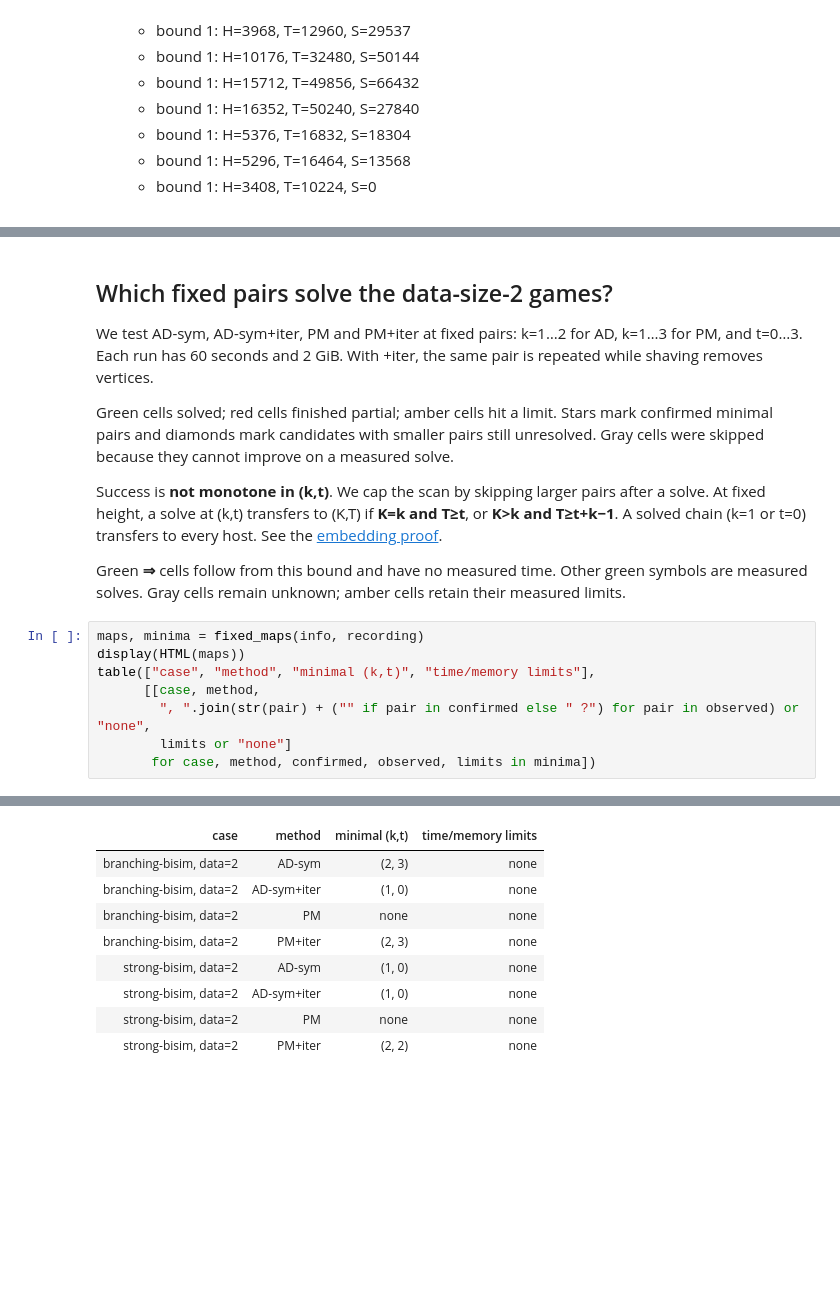
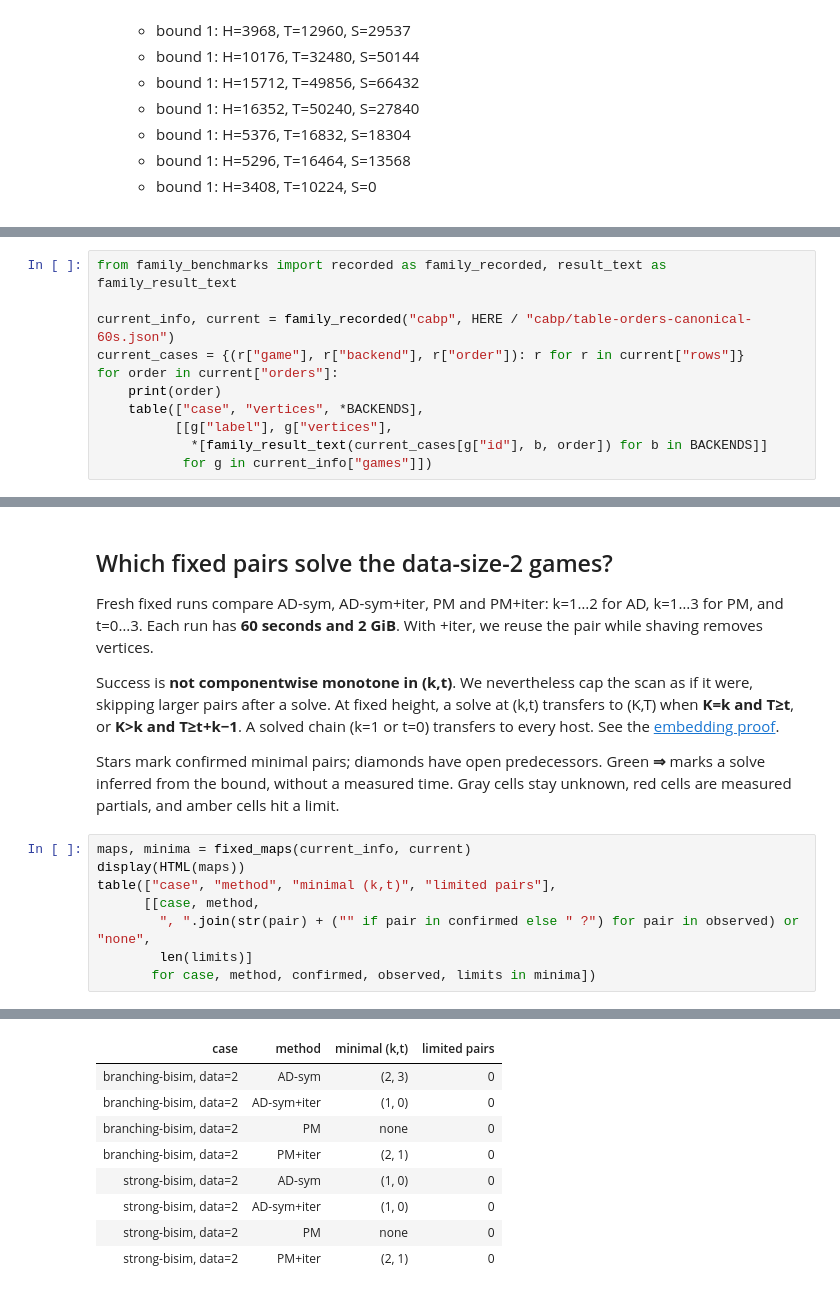
Before and after one commit to vfluegel/strahler-tree-experiments, a Jupyter notebook: jupyter-examples/09-adaptive-cabp-swp.ipynb, the cells around one changed output, grey strips where cells are left out. Drawn from its saved outputs; the diff is of its cells as text; blank space fills up the shorter version.

```diff
--- a/jupyter-examples/09-adaptive-cabp-swp.ipynb
+++ b/jupyter-examples/09-adaptive-cabp-swp.ipynb
@@ -121,0 +124,11 @@ table
+# %%
+from family_benchmarks import recorded as family_recorded, result_text as family_result_text
+
+current_info, current = family_recorded("cabp", HERE / "cabp/table-orders-canonical-60s.json")
+current_cases = {(r["game"], r["backend"], r["order"]): r for r in current["rows"]}
+for order in current["orders"]:
+    print(order)
+    table(["case", "vertices", *BACKENDS],
+          [[g["label"], g["vertices"],
+            *[family_result_text(current_cases[g["id"], b, order]) for b in BACKENDS]]
+           for g in current_info["games"]])
@@ -122,41 +148,38 @@ table
 # %% [markdown]
 ## Which fixed pairs solve the data-size-2 games?
 
-We test AD-sym, AD-sym+iter, PM and PM+iter at fixed pairs: k=1…2 for AD,
-k=1…3 for PM, and t=0…3. Each run has 60 seconds and 2 GiB.
-With +iter, the same pair is repeated while shaving removes vertices.
+Fresh fixed runs compare AD-sym, AD-sym+iter, PM and PM+iter: k=1…2 for
+AD, k=1…3 for PM, and t=0…3. Each run has **60 seconds and 2 GiB**.
+With +iter, we reuse the pair while shaving removes vertices.
 
-Green cells solved; red cells finished partial; amber cells hit a limit.
-Stars mark confirmed minimal pairs and diamonds mark candidates with smaller
-pairs still unresolved. Gray cells were skipped because they cannot improve
-on a measured solve.
+Success is **not componentwise monotone in (k,t)**. We nevertheless cap the
+scan as if it were, skipping larger pairs after a solve. At fixed height,
+a solve at (k,t) transfers to (K,T) when **K=k and T≥t**, or **K>k and
+T≥t+k−1**. A solved chain (k=1 or t=0) transfers to every host. See the
+[embedding proof](../docs/host-monotonicity.md).
 
-Success is **not monotone in (k,t)**. We cap the scan by skipping larger
-pairs after a solve. At fixed height, a solve at (k,t) transfers to (K,T) if
-**K=k and T≥t**, or **K>k and T≥t+k−1**. A solved chain (k=1 or t=0)
-transfers to every host. See the [embedding proof](../docs/host-monotonicity.md).
-
-Green **⇒** cells follow from this bound and have no measured time. Other green symbols are measured solves. Gray cells remain unknown; amber cells
-retain their measured limits.
+Stars mark confirmed minimal pairs; diamonds have open predecessors. Green
+**⇒** marks a solve inferred from the bound, without a measured time. Gray
+cells stay unknown, red cells are measured partials, and amber cells hit a limit.
 # %%
-maps, minima = fixed_maps(info, recording)
+maps, minima = fixed_maps(current_info, current)
 display(HTML(maps))
-table(["case", "method", "minimal (k,t)", "time/memory limits"],
+table(["case", "method", "minimal (k,t)", "limited pairs"],
       [[case, method,
         ", ".join(str(pair) + ("" if pair in confirmed else " ?") for pair in observed) or "none",
-        limits or "none"]
+        len(limits)]
        for case, method, confirmed, observed, limits in minima])
 # %% [output]
 [interactive output not drawn]
-| case | method | minimal (k,t) | time/memory limits |
-| branching-bisim, data=2 | AD-sym | (2, 3) | none |
-| branching-bisim, data=2 | AD-sym+iter | (1, 0) | none |
-| branching-bisim, data=2 | PM | none | none |
-| branching-bisim, data=2 | PM+iter | (2, 3) | none |
-| strong-bisim, data=2 | AD-sym | (1, 0) | none |
-| strong-bisim, data=2 | AD-sym+iter | (1, 0) | none |
-| strong-bisim, data=2 | PM | none | none |
-| strong-bisim, data=2 | PM+iter | (2, 2) | none |
+| case | method | minimal (k,t) | limited pairs |
+| branching-bisim, data=2 | AD-sym | (2, 3) | 0 |
+| branching-bisim, data=2 | AD-sym+iter | (1, 0) | 0 |
+| branching-bisim, data=2 | PM | none | 0 |
+| branching-bisim, data=2 | PM+iter | (2, 1) | 0 |
+| strong-bisim, data=2 | AD-sym | (1, 0) | 0 |
+| strong-bisim, data=2 | AD-sym+iter | (1, 0) | 0 |
+| strong-bisim, data=2 | PM | none | 0 |
+| strong-bisim, data=2 | PM+iter | (2, 1) | 0 |
 # %% [markdown]
 ## Plain PM at larger t
 
```
Also changed, not shown: parts of 8 cells of this notebook, 19 other files.
